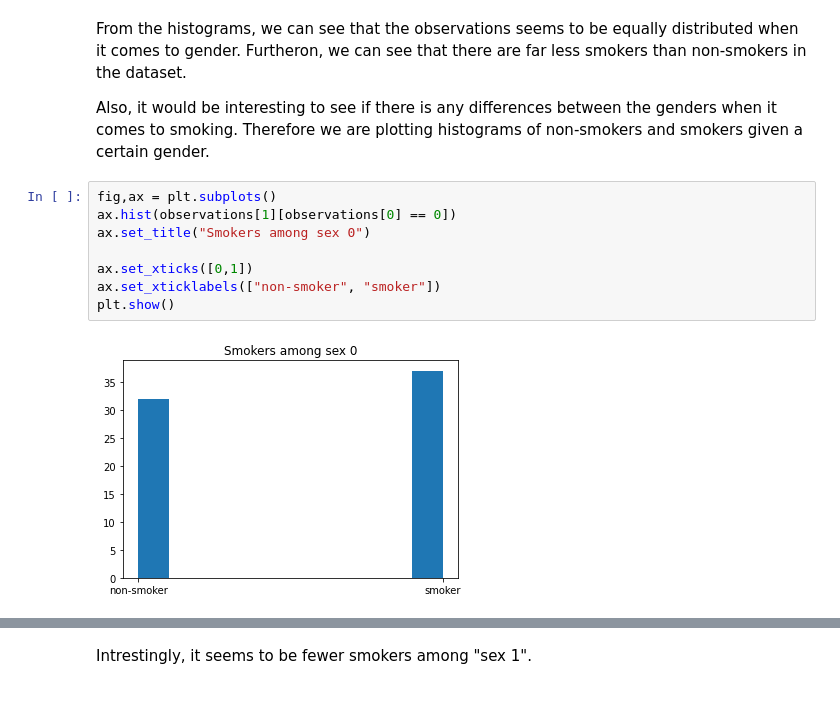
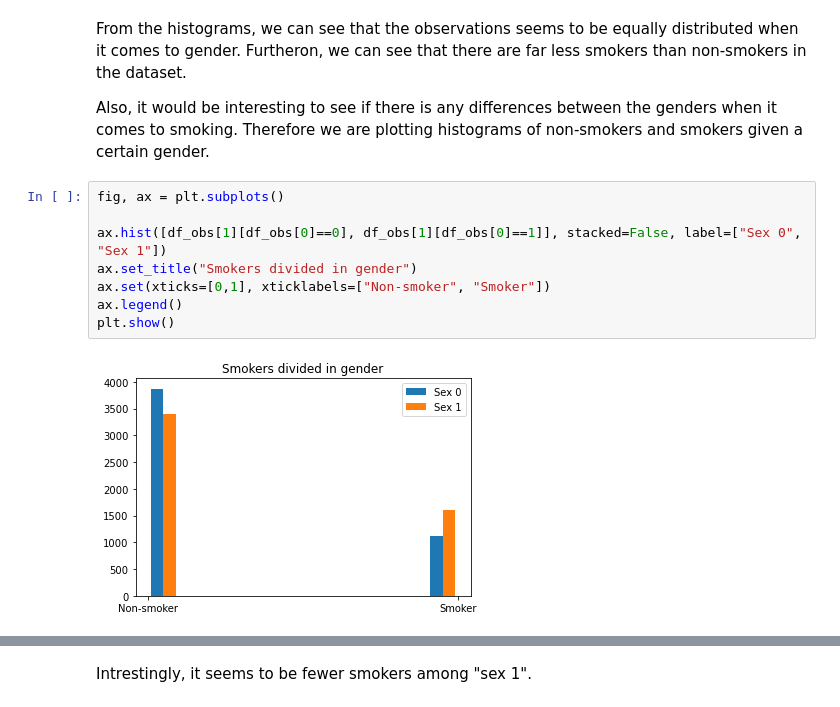
Before and after one commit to AdrianE92/ml-society-science, a Jupyter notebook: src/project-2/group9_part1.ipynb, the cells around one changed output, grey strips where cells are left out. Saved outputs shown, nothing was run; the diff lists cells and outputs as text.

Commit message:
Changed error in histogram ++

```diff
--- a/src/project-2/group9_part1.ipynb
+++ b/src/project-2/group9_part1.ipynb
@@ -65,12 +62,12 @@ Furtheron, we can see that there are far less smokers than non-smokers in the da
 
 Also, it would be interesting to see if there is any differences between the genders when it comes to smoking. Therefore we are plotting histograms of non-smokers and smokers given a certain gender.
 # %%
-fig,ax = plt.subplots()
-ax.hist(observations[1][observations[0] == 0])
-ax.set_title("Smokers among sex 0")
+fig, ax = plt.subplots()
 
-ax.set_xticks([0,1])
-ax.set_xticklabels(["non-smoker", "smoker"])
+ax.hist([df_obs[1][df_obs[0]==0], df_obs[1][df_obs[0]==1]], stacked=False, label=["Sex 0", "Sex 1"])
+ax.set_title("Smokers divided in gender")
+ax.set(xticks=[0,1], xticklabels=["Non-smoker", "Smoker"])
+ax.legend()
 plt.show()
 # %% [output]
-[figure, old version]
+[figure, new version]
```
Also changed, not shown: parts of 6 cells of this notebook.
